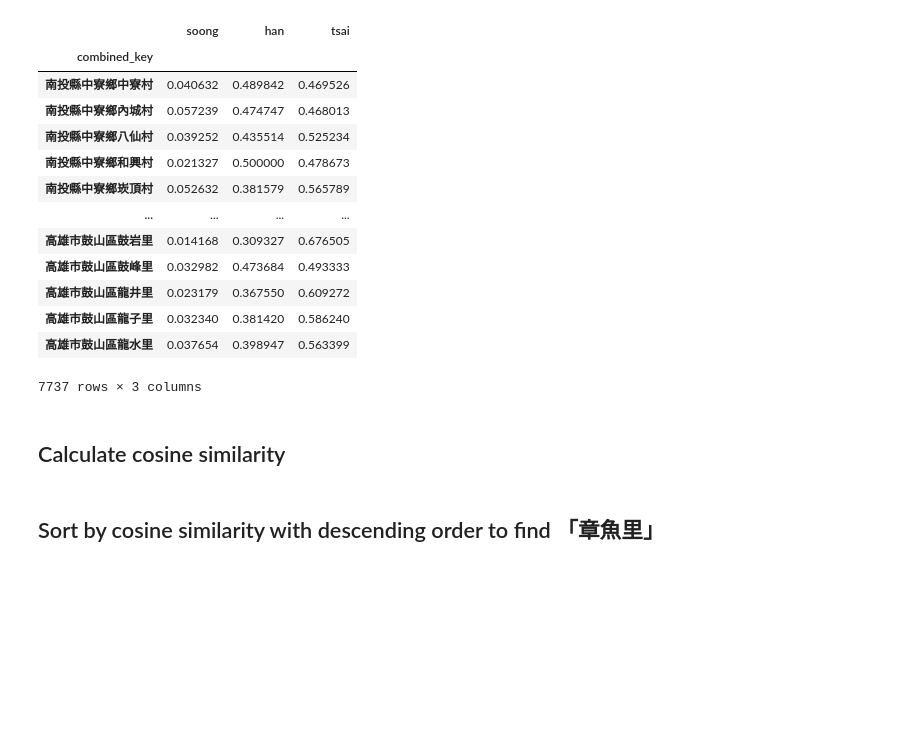
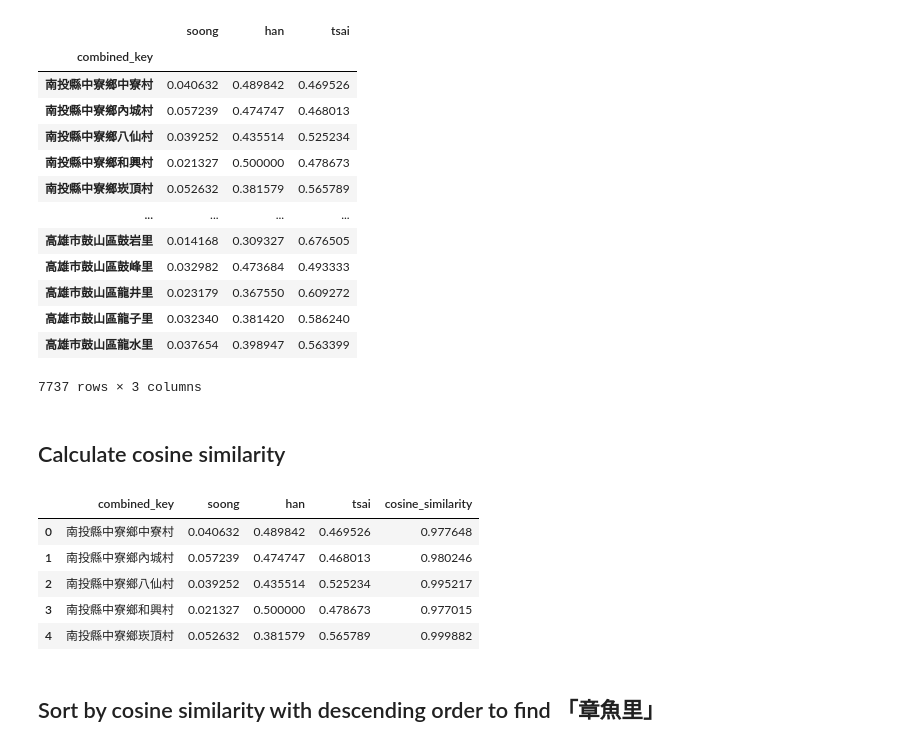
Before and after one commit to yaojenkuo/talks, a Jupyter notebook: data-analysts-toolbox.ipynb, the cells around one changed output. Drawn from its saved outputs; the diff is of its cells as text; code cells hidden in the pictures; blank space fills up the shorter version.

```diff
--- a/data-analysts-toolbox.ipynb
+++ b/data-analysts-toolbox.ipynb
@@ -415,6 +481,15 @@ for i in range(votes_obtained.shape[0]):
     cos_similarities.append(cos_similarity)
 votes_obtained = votes_obtained.assign(cosine_similarity=cos_similarities)
 votes_obtained = votes_obtained.reset_index()
+# %%
+votes_obtained.head()
+# %% [output]
+|  | combined_key | soong | han | tsai | cosine_similarity |
+| 0 | 南投縣中寮鄉中寮村 | 0.040632 | 0.489842 | 0.469526 | 0.977648 |
+| 1 | 南投縣中寮鄉內城村 | 0.057239 | 0.474747 | 0.468013 | 0.980246 |
+| 2 | 南投縣中寮鄉八仙村 | 0.039252 | 0.435514 | 0.525234 | 0.995217 |
+| 3 | 南投縣中寮鄉和興村 | 0.021327 | 0.500000 | 0.478673 | 0.977015 |
+| 4 | 南投縣中寮鄉崁頂村 | 0.052632 | 0.381579 | 0.565789 | 0.999882 |
 # %% [markdown]
 ## Sort by cosine similarity with descending order to find 「章魚里」
 # %%
```
Also changed, not shown: parts of 23 cells of this notebook, 2 other files.
